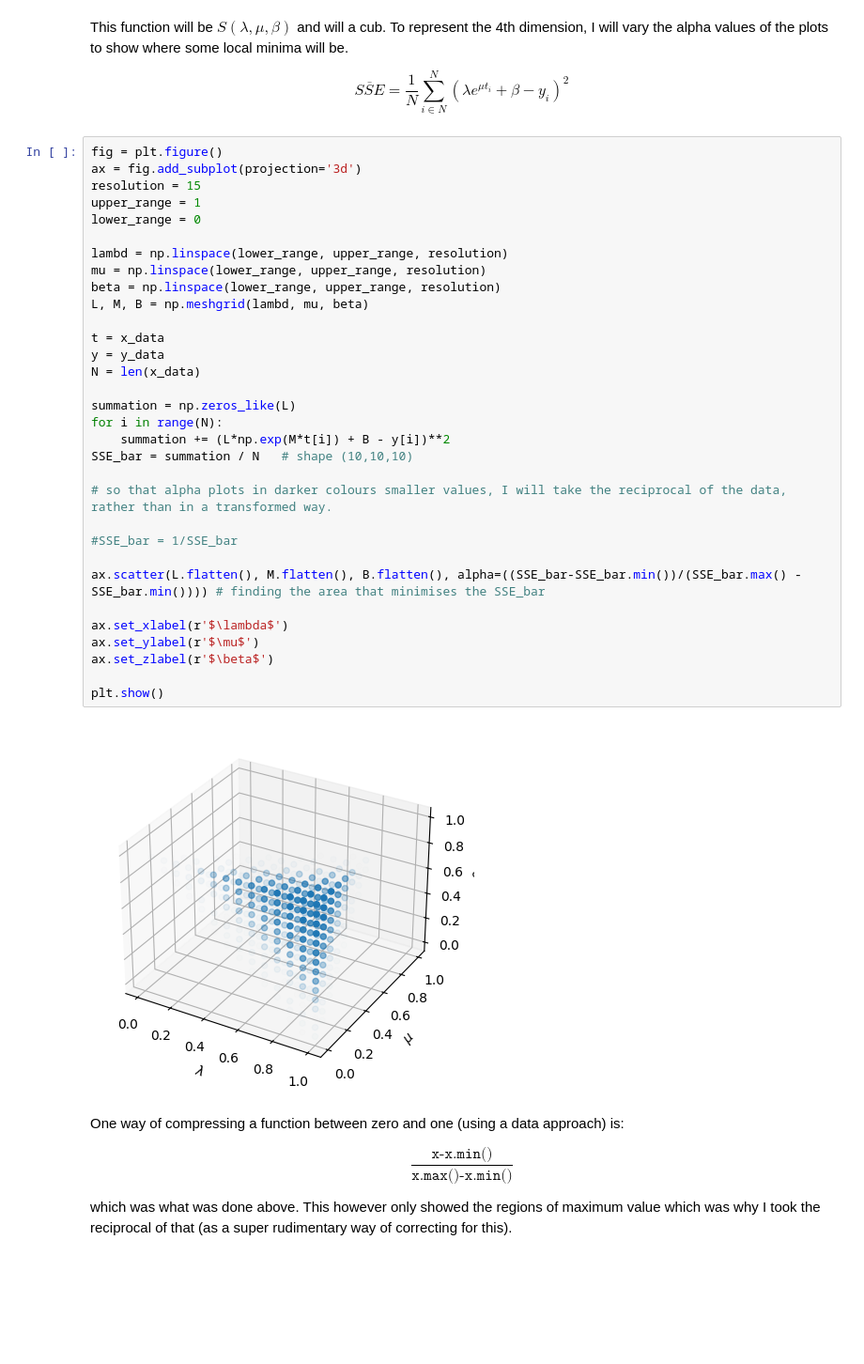
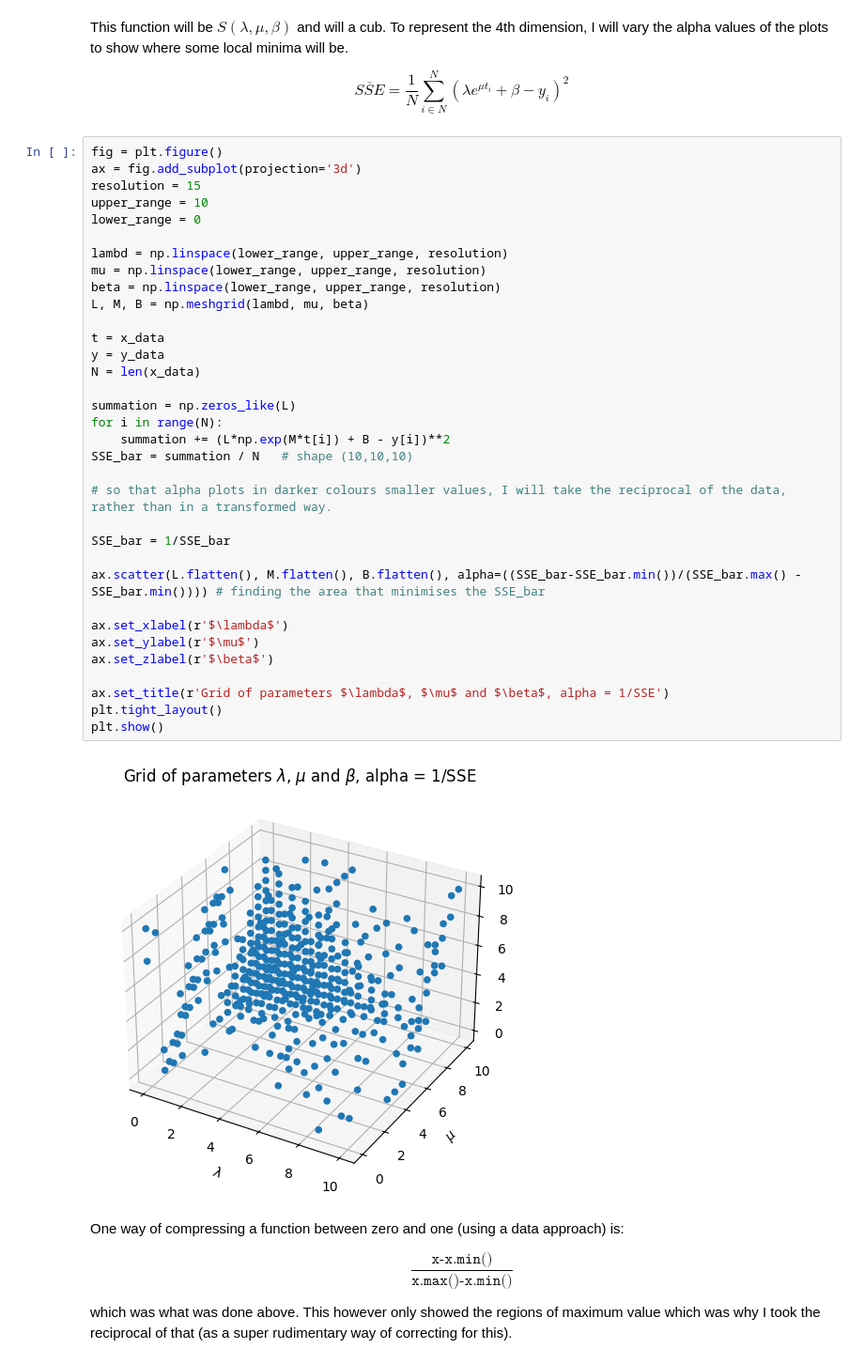
Before and after one commit to r-okotie179/diseaseModelling, a Jupyter notebook: culling_and_policy.ipynb, the cells around one changed output. Shown at 94% size. Drawn from its saved outputs; the diff is of its cells as text; blank space fills up the shorter version.

Commit message:
better plots but like, I still need to optimise the thing

```diff
--- a/culling_and_policy.ipynb
+++ b/culling_and_policy.ipynb
@@ -695,36 +695,38 @@ $$\overline{SSE} = \frac{1}{N}\sum_{i \in N}^N(\lambda e^{\mu t_i} + \beta - y_i
 fig = plt.figure()
 ax = fig.add_subplot(projection='3d')
 resolution = 15
-upper_range = 1
+upper_range = 10
 lower_range = 0
 
 lambd = np.linspace(lower_range, upper_range, resolution)
 mu = np.linspace(lower_range, upper_range, resolution)
 beta = np.linspace(lower_range, upper_range, resolution)
 L, M, B = np.meshgrid(lambd, mu, beta)
 
 t = x_data
 y = y_data
 N = len(x_data)
 
 summation = np.zeros_like(L)
 for i in range(N):
     summation += (L*np.exp(M*t[i]) + B - y[i])**2
 SSE_bar = summation / N   # shape (10,10,10)
 
 # so that alpha plots in darker colours smaller values, I will take the reciprocal of the data, rather than in a transformed way.
 
-#SSE_bar = 1/SSE_bar
+SSE_bar = 1/SSE_bar
 
 ax.scatter(L.flatten(), M.flatten(), B.flatten(), alpha=((SSE_bar-SSE_bar.min())/(SSE_bar.max() - SSE_bar.min()))) # finding the area that minimises the SSE_bar
 
 ax.set_xlabel(r'$\lambda$')
 ax.set_ylabel(r'$\mu$')
 ax.set_zlabel(r'$\beta$')
 
+ax.set_title(r'Grid of parameters $\lambda$, $\mu$ and $\beta$, alpha = 1/SSE')
+plt.tight_layout()
 plt.show()
 # %% [output]
-[figure, old version]
+[figure, new version]
 # %% [markdown]
 One way of compressing a function between zero and one (using a data approach) is:
 
```
Also changed, not shown: parts of 1 cell of this notebook.
